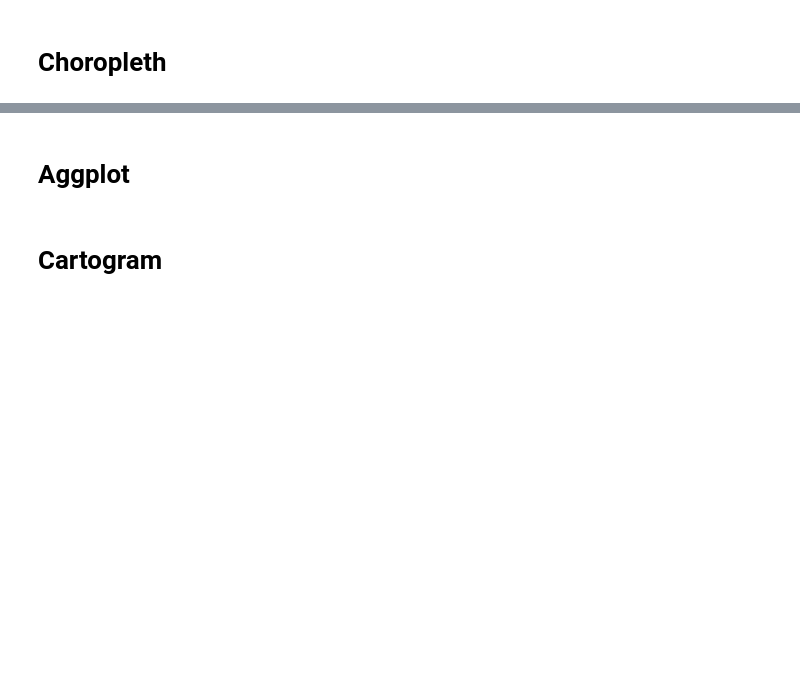
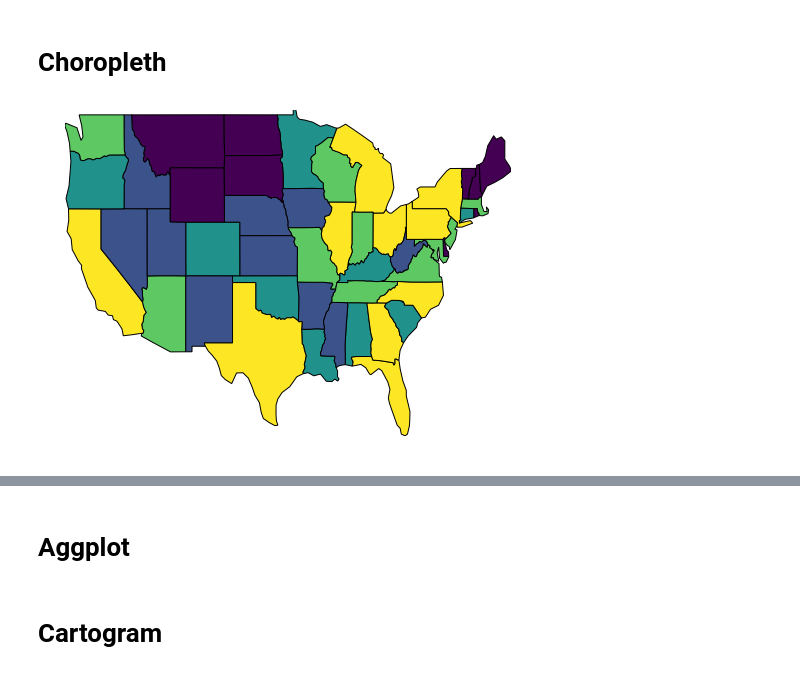
Before and after one commit to ResidentMario/geoplot, a Jupyter notebook: notebooks/generate-api-reference-images.ipynb, the cells around one changed output, grey strips where cells are left out. Saved outputs shown, nothing was run; the diff lists cells and outputs as text; code cells hidden in the pictures; blank space fills up the shorter version.

```diff
--- a/notebooks/generate-api-reference-images.ipynb
+++ b/notebooks/generate-api-reference-images.ipynb
@@ -26,6 +26,7 @@ boroughs = gpd.read_file(gplt.datasets.get_path('nyc_boroughs'))
 dc = gpd.read_file(gplt.datasets.get_path('dc_roads'))
 census_tracts = gpd.read_file(gplt.datasets.get_path('ny_census'))
 collisions = gpd.read_file(gplt.datasets.get_path('nyc_collision_factors'))
+contiguous_usa = gpd.read_file(gplt.datasets.get_path('contiguous_usa'))
 # %% [markdown]
 # Pointplot
 # %%
@@ -82,4 +92,6 @@ polydata['latdep'] = polydata['classification'] + np.random.normal() * 5 + 5 + p
 # %%
-gplt.choropleth(polydata, hue='latdep', projection=gcrs.PlateCarree())
+gplt.choropleth(contiguous_usa, hue='population')
 plt.savefig('../figures/choropleth/choropleth-initial.png', **savefig_kwargs)
+# %% [output]
+[figure, added]
 # %%
```
Also changed, not shown: parts of 11 cells of this notebook, 5 other files.
